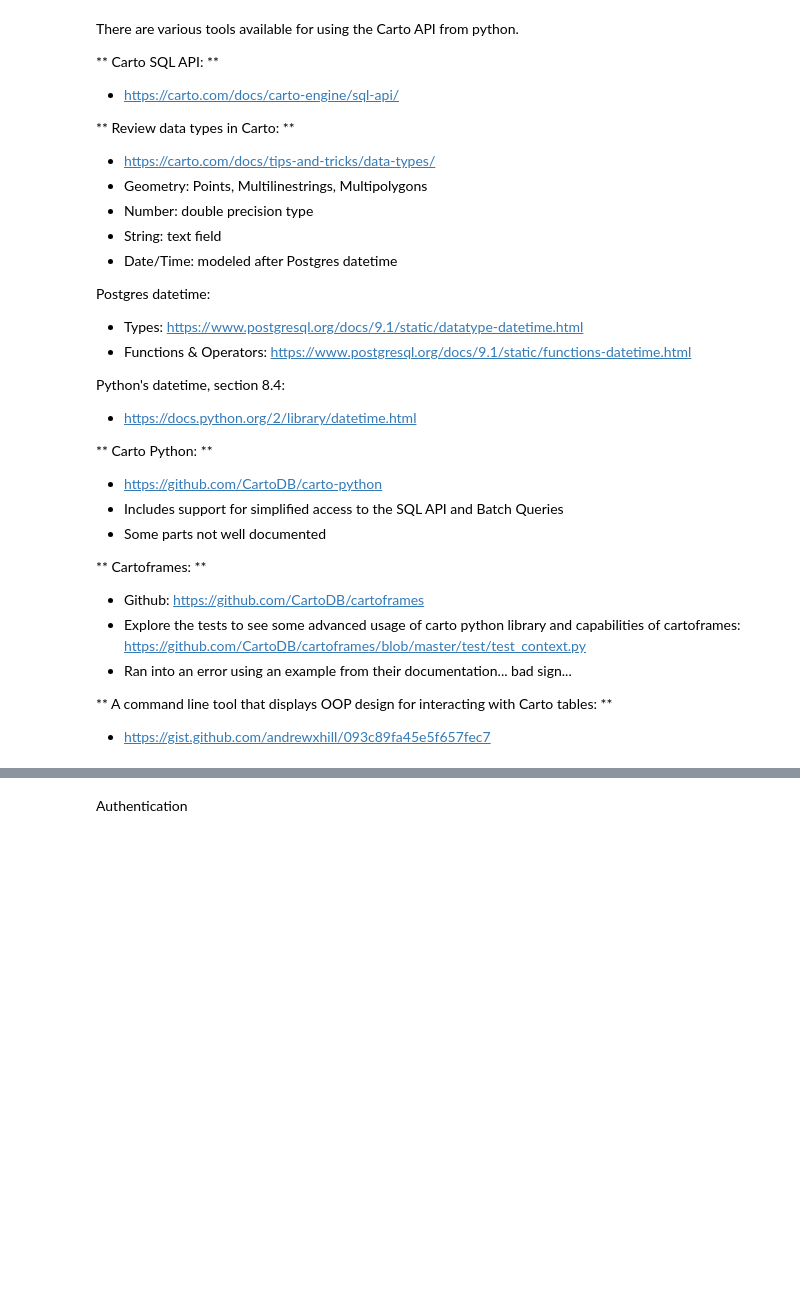
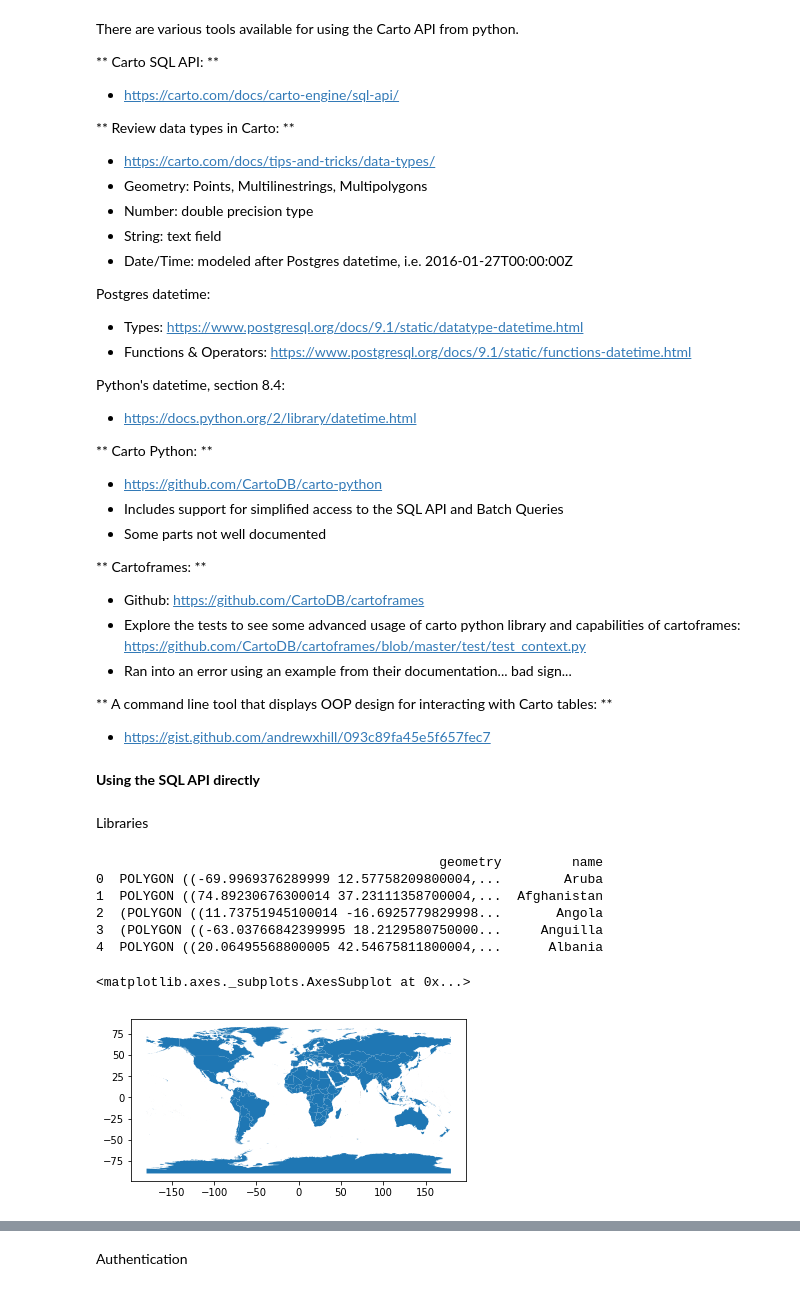
Before and after one commit to nsuberi/ResourceWatchCode, a Jupyter notebook: Data Access Assistance/Using the Carto API.ipynb, the cells around one changed output, grey strips where cells are left out. Cells and saved outputs as stored; diff of their text form; code cells hidden in the pictures; blank space fills up the shorter version.

Commit message:
added base SQL commands, and begin testing for harmonizing country names and adding iso3s

```diff
--- a/Data Access Assistance/Using the Carto API.ipynb
+++ b/Data Access Assistance/Using the Carto API.ipynb
@@ -9,7 +9,7 @@ There are various tools available for using the Carto API from python.
 * Geometry: Points, Multilinestrings, Multipolygons
 * Number: double precision type
 * String: text field
-* Date/Time: modeled after Postgres datetime
+* Date/Time: modeled after Postgres datetime, i.e. 2016-01-27T00:00:00Z
 
 Postgres datetime:
 * Types: https://www.postgresql.org/docs/9.1/static/datatype-datetime.html
@@ -30,3 +30,7 @@ Python's datetime, section 8.4:
 
 ** A command line tool that displays OOP design for interacting with Carto tables: **
 * https://gist.github.com/andrewxhill/093c89fa45e5f657fec7
+# %% [markdown]
+**Using the SQL API directly**
+# %% [markdown]
+Libraries
@@ -32,0 +47,15 @@ Python's datetime, section 8.4:
+# %%
+#http://geopandas.org/mergingdata.html
+country_bounds = gpd.read_file("/Users/nathansuberi/Downloads/all_countries/all_countries.shp")
+country_bounds = country_bounds[["geometry", "name"]]
+print(country_bounds.head())
+country_bounds.plot()
+# %% [output]
+                                            geometry         name
+0  POLYGON ((-69.9969376289999 12.57758209800004,...        Aruba
+1  POLYGON ((74.89230676300014 37.23111358700004,...  Afghanistan
+2  (POLYGON ((11.73751945100014 -16.6925779829998...       Angola
+3  (POLYGON ((-63.03766842399995 18.2129580750000...     Anguilla
+4  POLYGON ((20.06495568800005 42.54675811800004,...      Albania
+<matplotlib.axes._subplots.AxesSubplot at 0x...>
+[figure, added]
```
Also changed, not shown: parts of 18 cells of this notebook.
